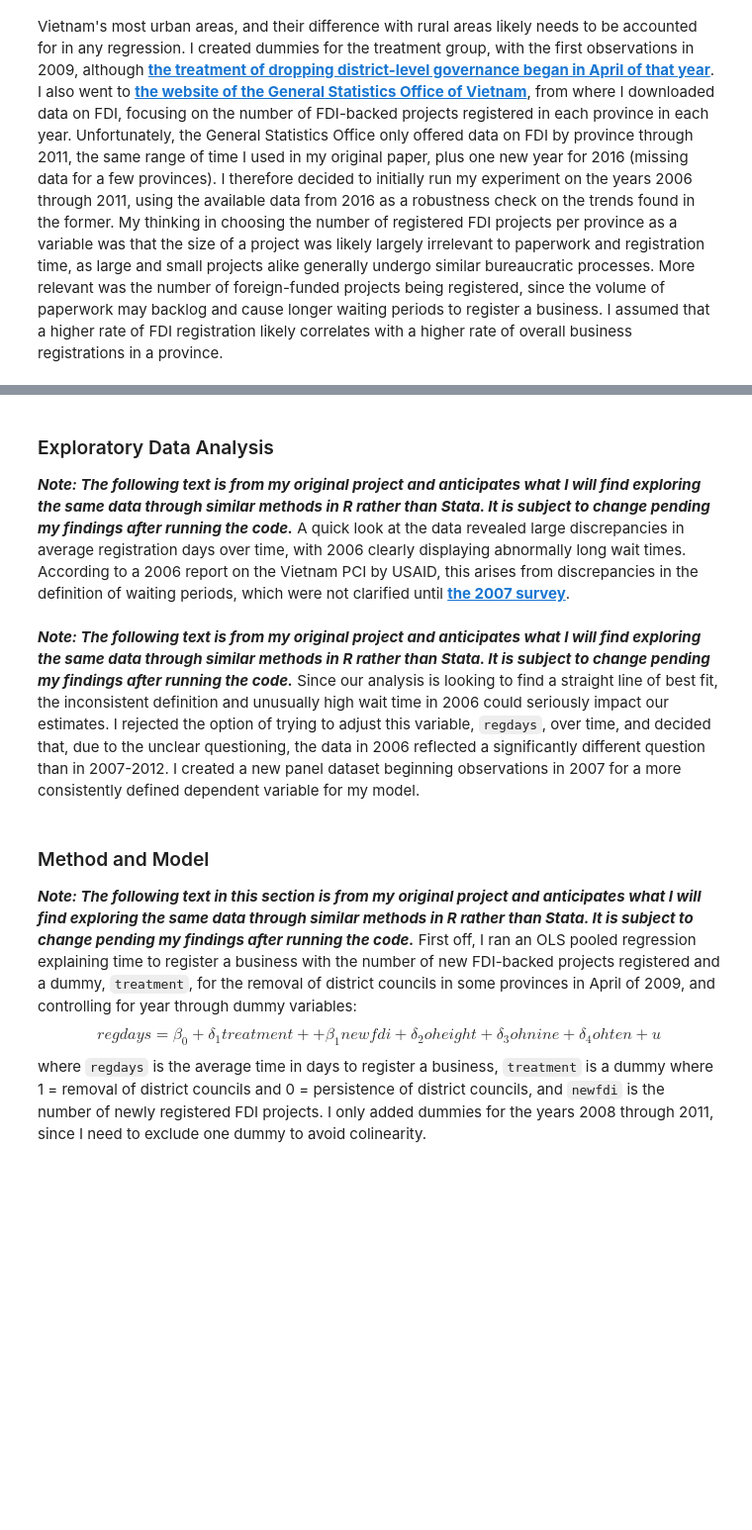
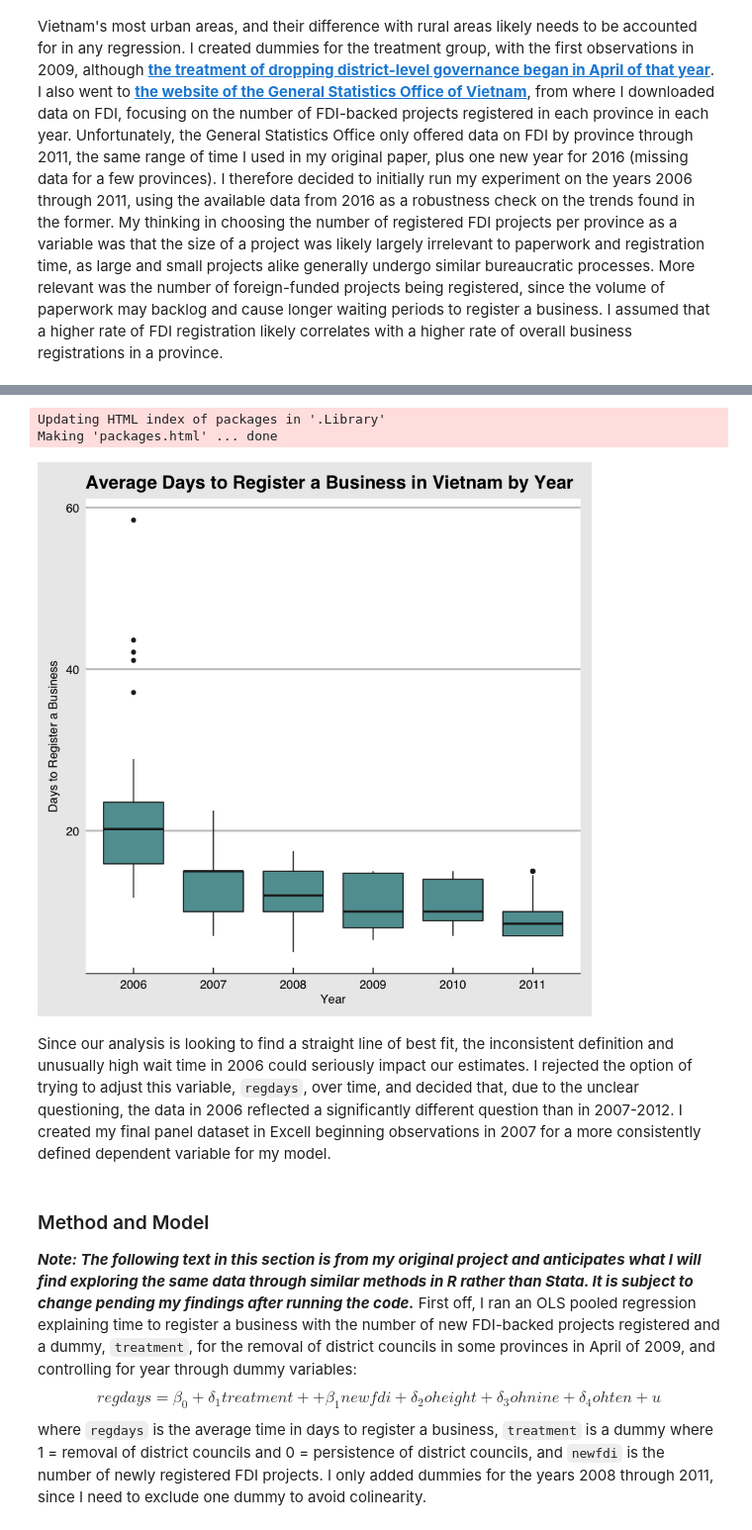
Before and after one commit to briantfriederich/Exploring_Red_Tape_In_Vietnam, a Jupyter notebook: Huyen Project.ipynb, the cells around one changed output, grey strips where cells are left out. Shown at 99% size. Saved outputs shown, nothing was run; the diff lists cells and outputs as text; code cells hidden in the pictures; blank space fills up the shorter version.

Commit message:
Create and explain boxplot EDA
Created box plot to replicate findings from EDA in first project,
explain removal of 2006 data, and upload final panel dataset.

```diff
--- a/Huyen Project.ipynb
+++ b/Huyen Project.ipynb
@@ -78,4 +53,0 @@ ERROR: Error in parse(text = x, srcfile = src): <text>:1:8: unexpected symbol
-# %% [markdown]
-### Exploratory Data Analysis
-***Note: The following text is from my original project and anticipates what I will find exploring the same data through similar methods in R rather than Stata. It is subject to change pending my findings after running the code.***
-A quick look at the data revealed large discrepancies in average registration days over time, with 2006 clearly displaying abnormally long wait times. According to a 2006 report on the Vietnam PCI by USAID, this arises from discrepancies in the definition of waiting periods, which were not clarified until __[the 2007 survey](https://asiafoundation.org/resources/pdfs/VNPCI2006Report.pdf)__.
@@ -84,3 +54,15 @@ A quick look at the data revealed large discrepancies in average registration da
+# %%
+#Check PCI scores for discrepancies before 2007
+PCImaster = read.csv("/Users/brianfriederich/Desktop/huyenproj/Datasets/CSVFinal/PCImaster.csv", header = T)
+library(ggplot2)
+install.packages("ggthemes")
+library(ggthemes)
+ggplot(PCImaster, aes(factor(year), c1)) + geom_boxplot(fill = "cadetblue", colour = "gray13") + scale_x_discrete(name="Year") +
+scale_y_continuous(name="Days to Register a Business") +
+ggtitle("Average Days to Register a Business in Vietnam by Year") + theme_economist_white() + scale_color_economist()
+# %% [output]
+Updating HTML index of packages in '.Library'
+Making 'packages.html' ... done
+[figure, added]
 # %% [markdown]
-***Note: The following text is from my original project and anticipates what I will find exploring the same data through similar methods in R rather than Stata. It is subject to change pending my findings after running the code.***
-Since our analysis is looking to find a straight line of best fit, the inconsistent definition and unusually high wait time in 2006 could seriously impact our estimates. I rejected the option of trying to adjust this variable, `regdays`, over time, and decided that, due to the unclear questioning, the data in 2006 reflected a significantly different question than in 2007-2012. I created a new panel dataset beginning observations in 2007 for a more consistently defined dependent variable for my model.
+Since our analysis is looking to find a straight line of best fit, the inconsistent definition and unusually high wait time in 2006 could seriously impact our estimates. I rejected the option of trying to adjust this variable, `regdays`, over time, and decided that, due to the unclear questioning, the data in 2006 reflected a significantly different question than in 2007-2012. I created my final panel dataset in Excell beginning observations in 2007 for a more consistently defined dependent variable for my model.
```
Also changed, not shown: parts of 5 cells of this notebook, 1 other file.
